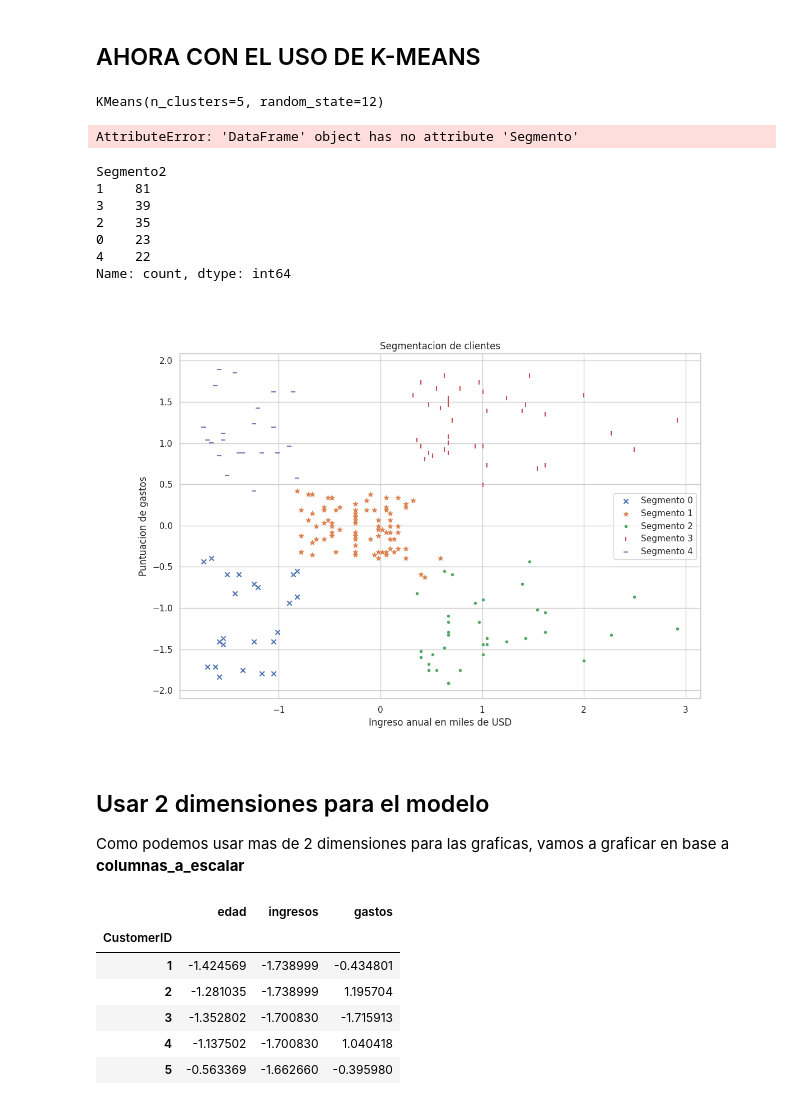
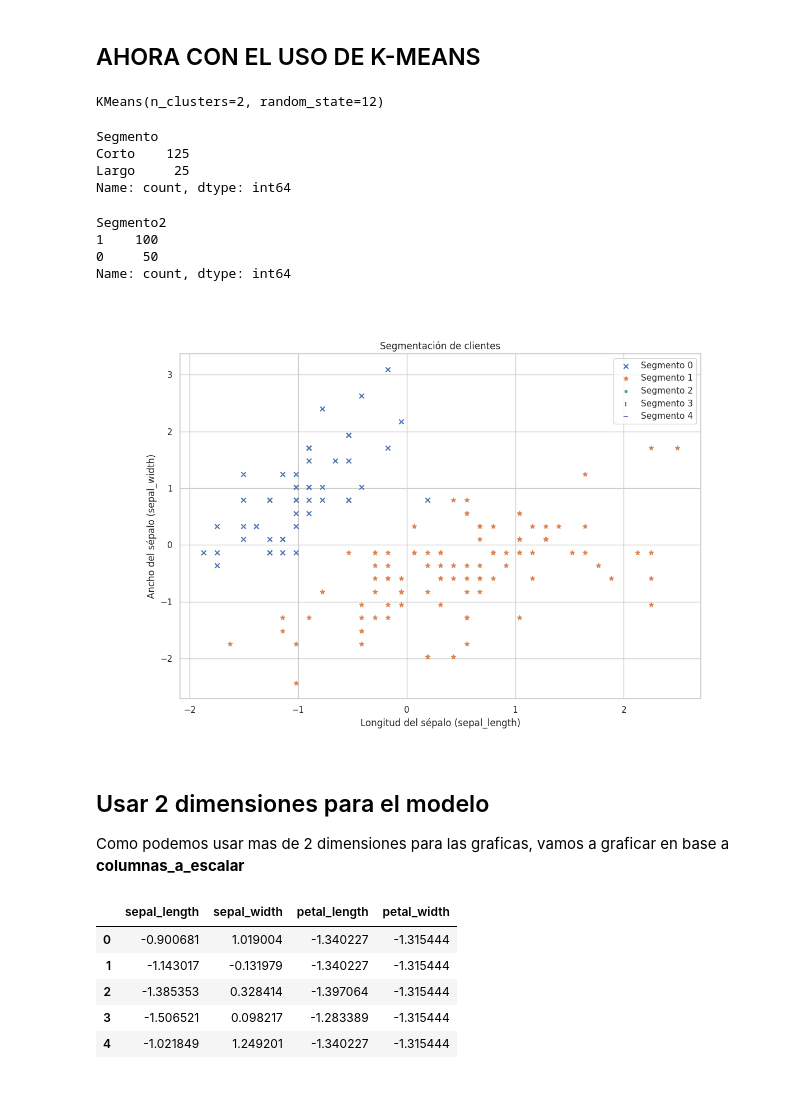
Before and after one commit to daniel-baf/url-notas, a Jupyter notebook: docs/0-RES/IA/jupyter/09.2-naive-bayes-iris.ipynb, the cells around one changed output. Cells and saved outputs as stored; diff of their text form; code cells hidden in the pictures.

```diff
--- a/docs/0-RES/IA/jupyter/09.2-naive-bayes-iris.ipynb
+++ b/docs/0-RES/IA/jupyter/09.2-naive-bayes-iris.ipynb
@@ -172,12 +182,12 @@ plt.show()
 # %%
 from sklearn.cluster import KMeans
 # %%
-modelo = KMeans(n_clusters=5, random_state=12)
+modelo = KMeans(n_clusters=2, random_state=12)
 # %%
 # ejecutamos el modelo
 modelo.fit(datos_a_escalar[columnas_a_segmentar])
 # %% [output]
-KMeans(n_clusters=5, random_state=12)
+KMeans(n_clusters=2, random_state=12)
 # %%
 # ahora en una columna segmento-2 vamos a colocar el resultado de la prediccion que hizo k means
 
@@ -185,35 +195,35 @@ datos_a_escalar['Segmento2'] = modelo.predict(datos_a_escalar[columnas_a_segment
 # %%
 datos_a_escalar.Segmento.value_counts()
 # %% [output]
-AttributeError: 'DataFrame' object has no attribute 'Segmento'
+Segmento
+Corto    125
+Largo     25
+Name: count, dtype: int64
 # %%
 datos_a_escalar.Segmento2.value_counts()
 # %% [output]
 Segmento2
-1    81
-3    39
-2    35
-0    23
-4    22
+1    100
+0     50
 Name: count, dtype: int64
 # %%
 marcadores = ['x','*', '.', '|','_']
 # %%
 # recorrido segmento a segmento para plotear
 plt.figure(figsize=(12, 8))  # Ajusta el tamaño de la figura
 
 for segmento in range(5):  # 5 segmentos desde 0 a 4
     dato_segmento_tmp = datos_a_escalar[datos_a_escalar.Segmento2 == segmento]
-    plt.scatter(dato_segmento_tmp.ingresos, dato_segmento_tmp.gastos, marker=marcadores[segmento], label=f"Segmento {segmento}")
+    plt.scatter(dato_segmento_tmp.sepal_length, dato_segmento_tmp.sepal_width, marker=marcadores[segmento], label=f"Segmento {segmento}")
 
 # pintado
-plt.xlabel("Ingreso anual en miles de USD")
-plt.ylabel("Puntuacion de gastos")
-plt.title("Segmentacion de clientes")
+plt.xlabel("Longitud del sépalo (sepal_length)")
+plt.ylabel("Ancho del sépalo (sepal_width)")
+plt.title("Segmentación de clientes")
 plt.legend()
 plt.show()
 # %% [output]
-[figure, old version]
+[figure, new version]
 # %% [markdown]
 ## Usar 2 dimensiones para el modelo
 
@@ -221,11 +231,10 @@ Como podemos usar mas de 2 dimensiones para las graficas, vamos a graficar en ba
 # %%
 datos_a_escalar[columnas_a_escalar].head()
 # %% [output]
-|  | edad | ingresos | gastos |
-| CustomerID |  |  |  |
-| 1 | -1.424569 | -1.738999 | -0.434801 |
-| 2 | -1.281035 | -1.738999 | 1.195704 |
-| 3 | -1.352802 | -1.700830 | -1.715913 |
-| 4 | -1.137502 | -1.700830 | 1.040418 |
-| 5 | -0.563369 | -1.662660 | -0.395980 |
+|  | sepal_length | sepal_width | petal_length | petal_width |
+| 0 | -0.900681 | 1.019004 | -1.340227 | -1.315444 |
+| 1 | -1.143017 | -0.131979 | -1.340227 | -1.315444 |
+| 2 | -1.385353 | 0.328414 | -1.397064 | -1.315444 |
+| 3 | -1.506521 | 0.098217 | -1.283389 | -1.315444 |
+| 4 | -1.021849 | 1.249201 | -1.340227 | -1.315444 |
 # %%
```
Also changed, not shown: parts of 25 cells of this notebook, 4 other files.
